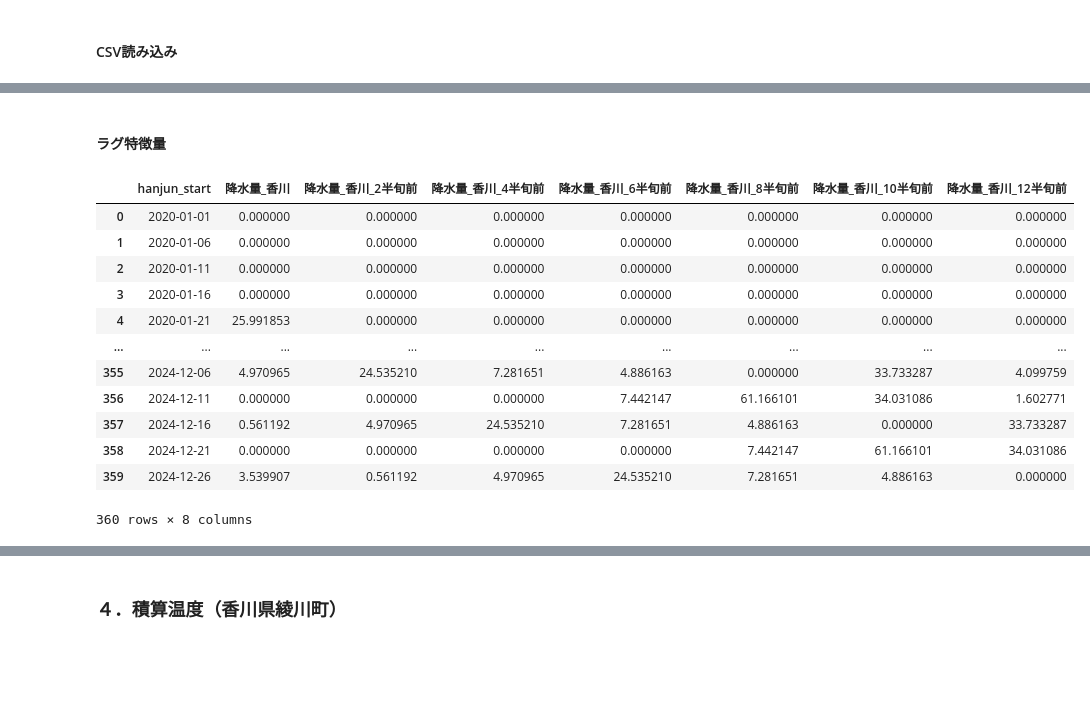
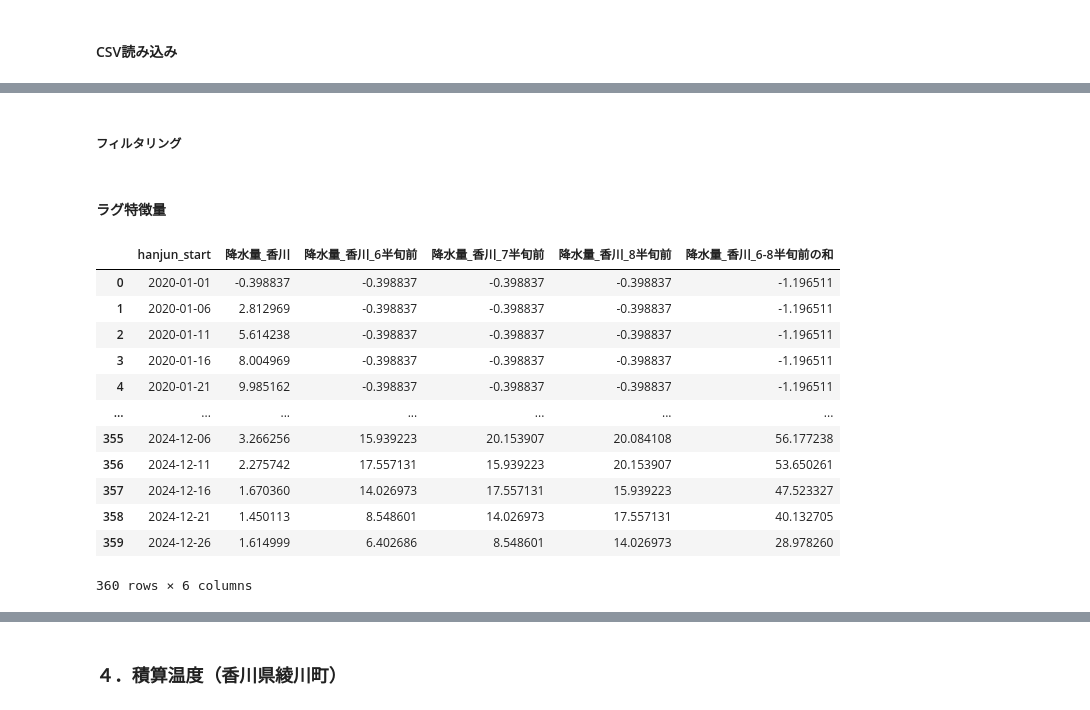
Before and after one commit to ShotaSasaki-HU/ASTRO-CAMP-2025, a Jupyter notebook: sarimax.ipynb, the cells around one changed output, grey strips where cells are left out. Cells and saved outputs as stored; diff of their text form; code cells hidden in the pictures; blank space fills up the shorter version.

```diff
--- a/sarimax.ipynb
+++ b/sarimax.ipynb
@@ -900,22 +931,33 @@ plt.show()
+# %% [markdown]
+##### フィルタリング
+# %%
+# サビツキー・ゴレイフィルタで全体を平滑化
+# window_lengthは奇数，polyorderはwindow_lengthより小さい値を指定
+df_precip_kagawa['降水量_香川'] = savgol_filter(df_precip_kagawa['降水量_香川'], window_length=15, polyorder=2)
 # %% [markdown]
 #### ラグ特徴量
 # %%
-for n in range(2, 12+1, 2):
+for n in range(6, 8+1, 1):
     df_precip_kagawa[f'降水量_香川_{n}半旬前'] = df_precip_kagawa['降水量_香川'].shift(n) # n半旬ずらした特徴量
 df_precip_kagawa = df_precip_kagawa.bfill()
 
+df_precip_kagawa[f'降水量_香川_6-8半旬前の和'] =\
+    df_precip_kagawa[f'降水量_香川_6半旬前'] +\
+    df_precip_kagawa[f'降水量_香川_7半旬前'] +\
+    df_precip_kagawa[f'降水量_香川_8半旬前']
+
 df_precip_kagawa
 # %% [output]
-|  | hanjun_start | 降水量_香川 | 降水量_香川_2半旬前 | 降水量_香川_4半旬前 | 降水量_香川_6半旬前 | 降水量_香川_8半旬前 | 降水量_香川_10半旬前 | 降水量_香川_12半旬前 |
-| 0 | 2020-01-01 | 0.000000 | 0.000000 | 0.000000 | 0.000000 | 0.000000 | 0.000000 | 0.000000 |
-| 1 | 2020-01-06 | 0.000000 | 0.000000 | 0.000000 | 0.000000 | 0.000000 | 0.000000 | 0.000000 |
-| 2 | 2020-01-11 | 0.000000 | 0.000000 | 0.000000 | 0.000000 | 0.000000 | 0.000000 | 0.000000 |
-| 3 | 2020-01-16 | 0.000000 | 0.000000 | 0.000000 | 0.000000 | 0.000000 | 0.000000 | 0.000000 |
-| 4 | 2020-01-21 | 25.991853 | 0.000000 | 0.000000 | 0.000000 | 0.000000 | 0.000000 | 0.000000 |
-| ... | ... | ... | ... | ... | ... | ... | ... | ... |
-| 355 | 2024-12-06 | 4.970965 | 24.535210 | 7.281651 | 4.886163 | 0.000000 | 33.733287 | 4.099759 |
-| 356 | 2024-12-11 | 0.000000 | 0.000000 | 0.000000 | 7.442147 | 61.166101 | 34.031086 | 1.602771 |
-| 357 | 2024-12-16 | 0.561192 | 4.970965 | 24.535210 | 7.281651 | 4.886163 | 0.000000 | 33.733287 |
-| 358 | 2024-12-21 | 0.000000 | 0.000000 | 0.000000 | 0.000000 | 7.442147 | 61.166101 | 34.031086 |
-| 359 | 2024-12-26 | 3.539907 | 0.561192 | 4.970965 | 24.535210 | 7.281651 | 4.886163 | 0.000000 |
+|  | hanjun_start | 降水量_香川 | 降水量_香川_6半旬前 | 降水量_香川_7半旬前 | 降水量_香川_8半旬前 | 降水量_香川_6-8半旬前の和 |
+| 0 | 2020-01-01 | -0.398837 | -0.398837 | -0.398837 | -0.398837 | -1.196511 |
+| 1 | 2020-01-06 | 2.812969 | -0.398837 | -0.398837 | -0.398837 | -1.196511 |
+| 2 | 2020-01-11 | 5.614238 | -0.398837 | -0.398837 | -0.398837 | -1.196511 |
+| 3 | 2020-01-16 | 8.004969 | -0.398837 | -0.398837 | -0.398837 | -1.196511 |
+| 4 | 2020-01-21 | 9.985162 | -0.398837 | -0.398837 | -0.398837 | -1.196511 |
+| ... | ... | ... | ... | ... | ... | ... |
+| 355 | 2024-12-06 | 3.266256 | 15.939223 | 20.153907 | 20.084108 | 56.177238 |
+| 356 | 2024-12-11 | 2.275742 | 17.557131 | 15.939223 | 20.153907 | 53.650261 |
+| 357 | 2024-12-16 | 1.670360 | 14.026973 | 17.557131 | 15.939223 | 47.523327 |
+| 358 | 2024-12-21 | 1.450113 | 8.548601 | 14.026973 | 17.557131 | 40.132705 |
+| 359 | 2024-12-26 | 1.614999 | 6.402686 | 8.548601 | 14.026973 | 28.978260 |
-360 rows × 8 columns
+360 rows × 6 columns
```
Also changed, not shown: parts of 17 cells of this notebook.
